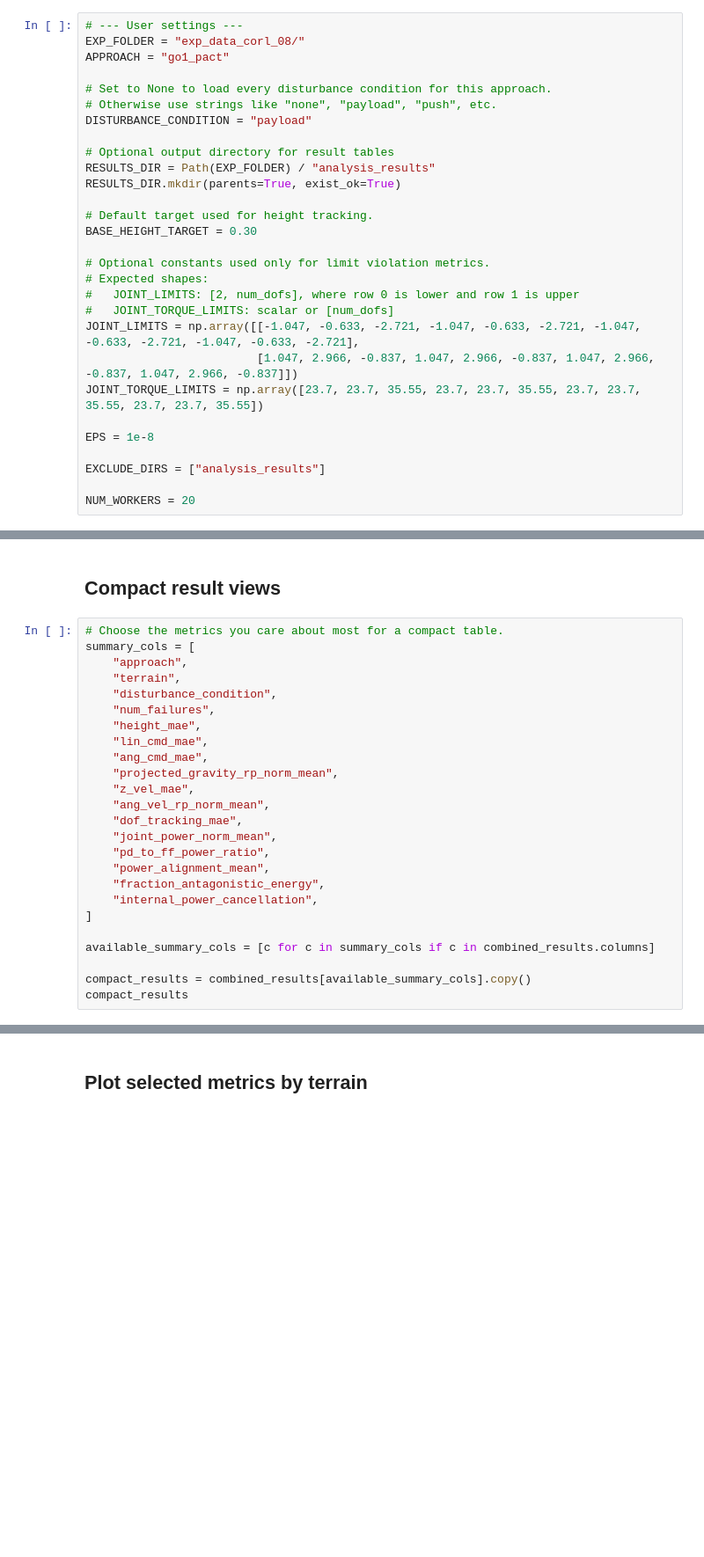
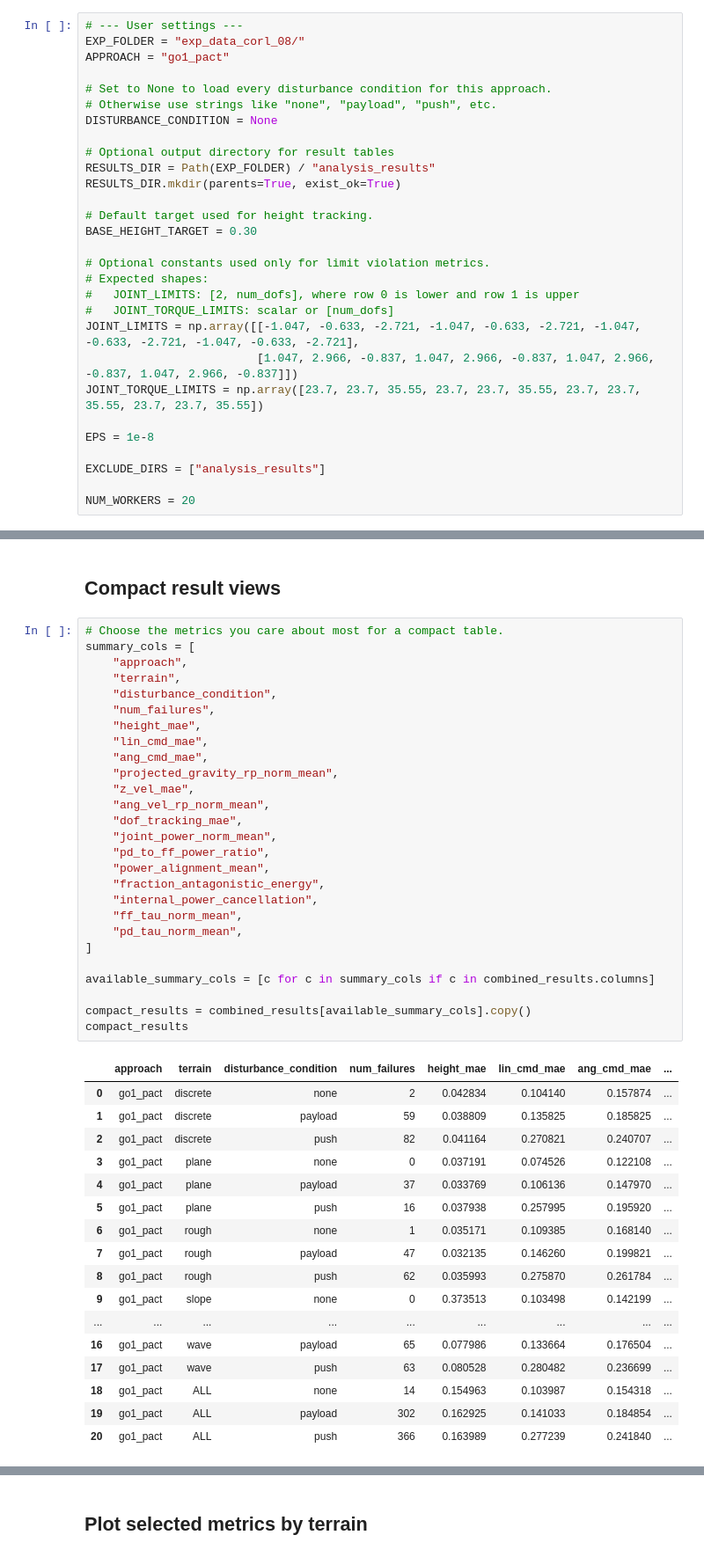
Before and after one commit to oscar-youngquist/HCR_Genesis_PACT_Development, a Jupyter notebook: legged_gym/scripts/multi_terrain_eval_analysis_pact.ipynb, the cells around one changed output, grey strips where cells are left out. Shown at 88% size. Drawn from its saved outputs; the diff is of its cells as text; blank space fills up the shorter version.

```diff
--- a/legged_gym/scripts/multi_terrain_eval_analysis_pact.ipynb
+++ b/legged_gym/scripts/multi_terrain_eval_analysis_pact.ipynb
@@ -42,7 +42,7 @@ APPROACH = "go1_pact"
 
 # Set to None to load every disturbance condition for this approach.
 # Otherwise use strings like "none", "payload", "push", etc.
-DISTURBANCE_CONDITION = "payload"
+DISTURBANCE_CONDITION = None
 
 # Optional output directory for result tables
 RESULTS_DIR = Path(EXP_FOLDER) / "analysis_results"
@@ -542,27 +596,47 @@ print(combined_path)
 # %%
 # Choose the metrics you care about most for a compact table.
 summary_cols = [
     "approach",
     "terrain",
     "disturbance_condition",
     "num_failures",
     "height_mae",
     "lin_cmd_mae",
     "ang_cmd_mae",
     "projected_gravity_rp_norm_mean",
     "z_vel_mae",
     "ang_vel_rp_norm_mean",
     "dof_tracking_mae",
     "joint_power_norm_mean",
     "pd_to_ff_power_ratio",
     "power_alignment_mean",
     "fraction_antagonistic_energy",
     "internal_power_cancellation",
+    "ff_tau_norm_mean",
+    "pd_tau_norm_mean",
 ]
 
 available_summary_cols = [c for c in summary_cols if c in combined_results.columns]
 
 compact_results = combined_results[available_summary_cols].copy()
 compact_results
+# %% [output]
+|  | approach | terrain | disturbance_condition | num_failures | height_mae | lin_cmd_mae | ang_cmd_mae | ... |
+| 0 | go1_pact | discrete | none | 2 | 0.042834 | 0.104140 | 0.157874 | ... |
+| 1 | go1_pact | discrete | payload | 59 | 0.038809 | 0.135825 | 0.185825 | ... |
+| 2 | go1_pact | discrete | push | 82 | 0.041164 | 0.270821 | 0.240707 | ... |
+| 3 | go1_pact | plane | none | 0 | 0.037191 | 0.074526 | 0.122108 | ... |
+| 4 | go1_pact | plane | payload | 37 | 0.033769 | 0.106136 | 0.147970 | ... |
+| 5 | go1_pact | plane | push | 16 | 0.037938 | 0.257995 | 0.195920 | ... |
+| 6 | go1_pact | rough | none | 1 | 0.035171 | 0.109385 | 0.168140 | ... |
+| 7 | go1_pact | rough | payload | 47 | 0.032135 | 0.146260 | 0.199821 | ... |
+| 8 | go1_pact | rough | push | 62 | 0.035993 | 0.275870 | 0.261784 | ... |
+| 9 | go1_pact | slope | none | 0 | 0.373513 | 0.103498 | 0.142199 | ... |
+| ... | ... | ... | ... | ... | ... | ... | ... | ... |
+| 16 | go1_pact | wave | payload | 65 | 0.077986 | 0.133664 | 0.176504 | ... |
+| 17 | go1_pact | wave | push | 63 | 0.080528 | 0.280482 | 0.236699 | ... |
+| 18 | go1_pact | ALL | none | 14 | 0.154963 | 0.103987 | 0.154318 | ... |
+| 19 | go1_pact | ALL | payload | 302 | 0.162925 | 0.141033 | 0.184854 | ... |
+| 20 | go1_pact | ALL | push | 366 | 0.163989 | 0.277239 | 0.241840 | ... |
 # %%
 compact_results.round(3)
```
Also changed, not shown: parts of 8 cells of this notebook, 7 other files.
